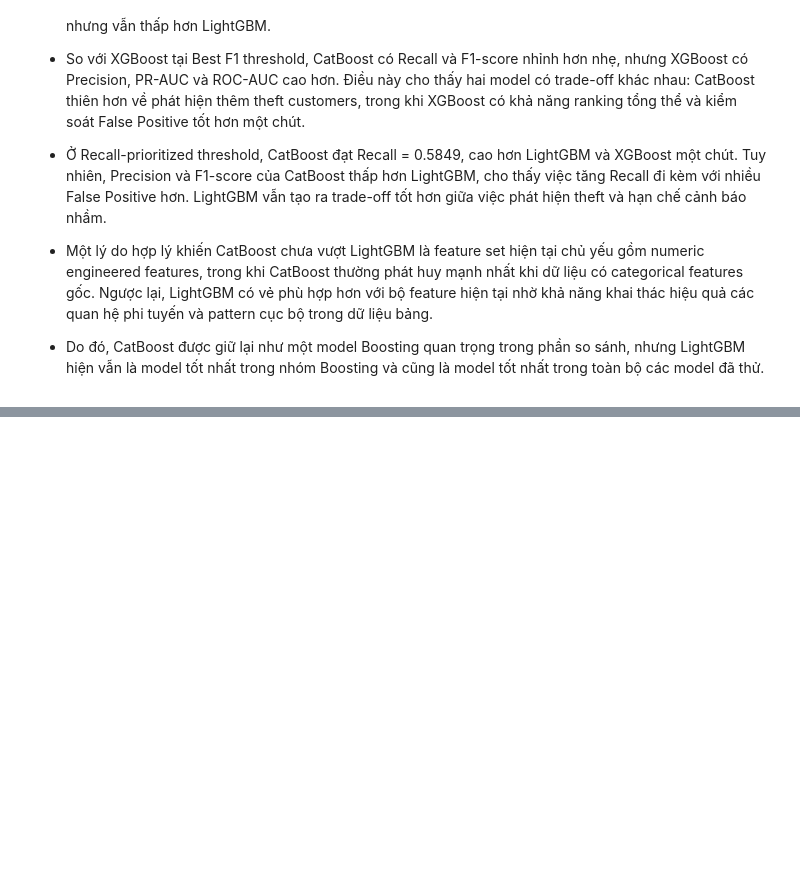
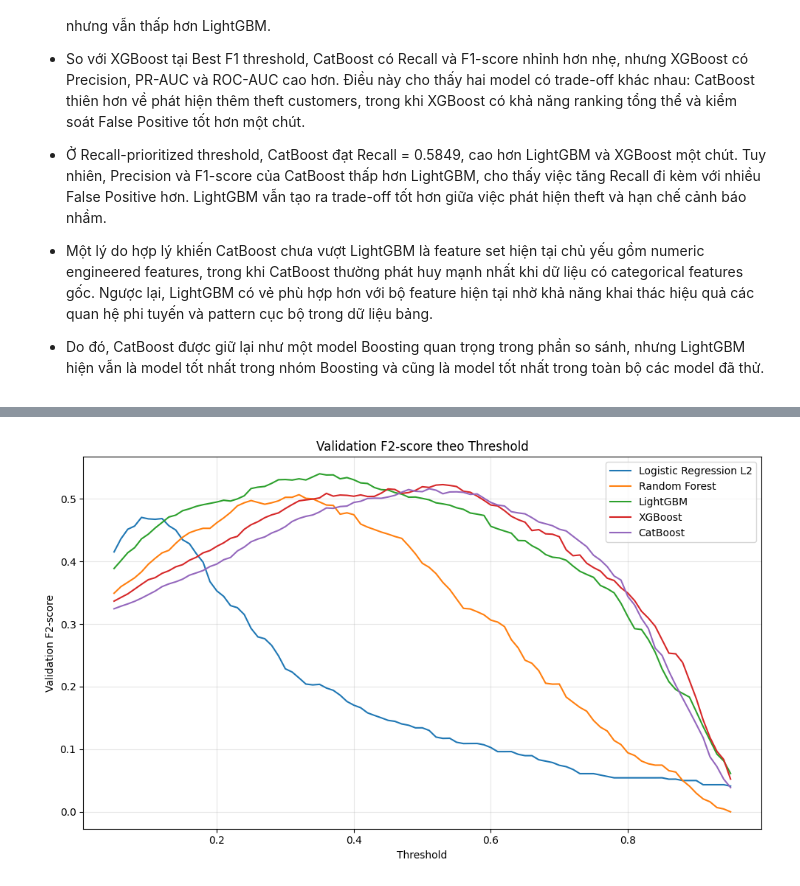
Before and after one commit to longzu-ComputerScience/CS114----ML-Project---Energy-Theft-Detection, a Jupyter notebook: notebooks/model_training_first_version.ipynb, the cells around one changed output, grey strips where cells are left out. Cells and saved outputs as stored; diff of their text form; code cells hidden in the pictures; blank space fills up the shorter version.

```diff
--- a/notebooks/model_training_first_version.ipynb
+++ b/notebooks/model_training_first_version.ipynb
@@ -5788,0 +6248,21 @@ cat_vs_previous_models_df
+# %%
+# 21.8. Line plot F2-score theo threshold trên validation set
+
+plt.figure(figsize=(10, 6))
+
+for model_name in f2_threshold_curves_df["model"].unique():
+    model_curve_df = f2_threshold_curves_df[
+        f2_threshold_curves_df["model"] == model_name
+    ]
+
+    plt.plot(model_curve_df["threshold"], model_curve_df["f2_score"], label=model_name)
+
+plt.xlabel("Threshold")
+plt.ylabel("Validation F2-score")
+plt.title("Validation F2-score theo Threshold")
+plt.legend()
+plt.grid(True, alpha=0.3)
+plt.tight_layout()
+plt.show()
+# %% [output]
+[figure, added]
```
Also changed, not shown: parts of 10 cells of this notebook.
